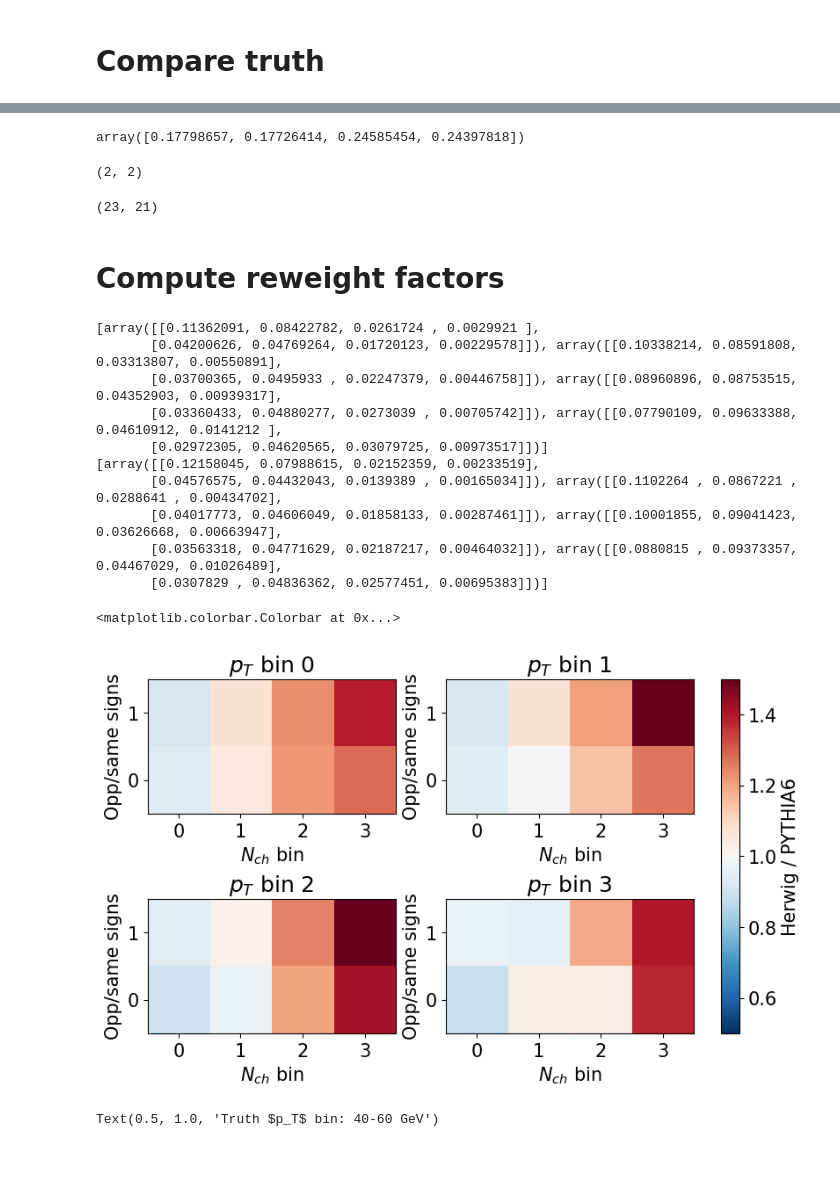
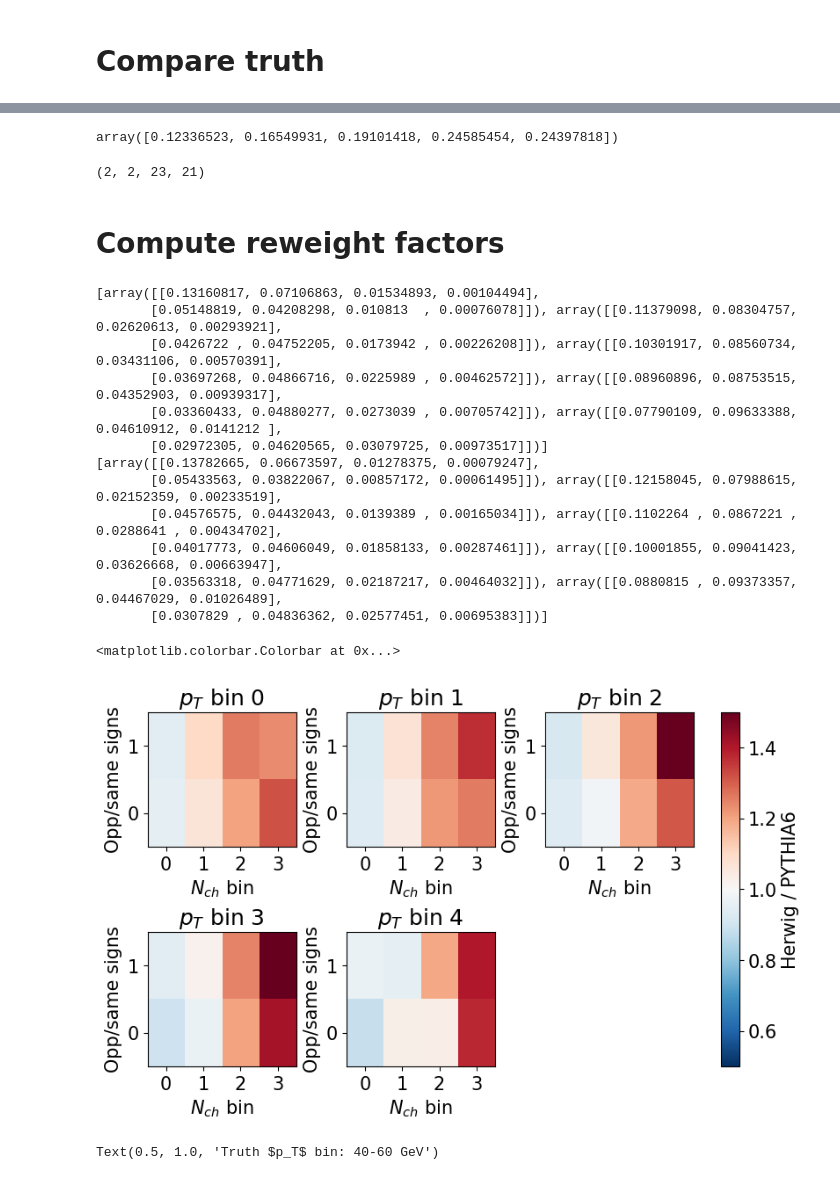
Before and after one commit to y-song/rc, a Jupyter notebook: pp/prior_reweight_2d.ipynb, the cells around one changed output, grey strips where cells are left out. Cells and saved outputs as stored; diff of their text form; code cells hidden in the pictures.

```diff
--- a/pp/prior_reweight_2d.ipynb
+++ b/pp/prior_reweight_2d.ipynb
@@ -18,14 +18,14 @@ EMB_FILE   = '/nfs/roberts/home/ys668/output/run12/all050124_rc_notrueptcons.roo
 COLUMNS   = ['pt', 'nch', 'b', 'w', 'y1', 'y2', 'phi1', 'phi2',
              'pts', 'nchs', 'bs', 'ws', 'y1s', 'y2s', 'phi1s', 'phi2s', 'nefs']
 
-PT_EDGES   = [20, 25, 30, 40, 60]
-PT_CENTERS = [22.5, 27.5, 35, 50]
-PT_XERR    = [2.5, 2.5, 5, 10]
+PT_EDGES   = [15, 20, 25, 30, 40, 60]
+PT_CENTERS = [17.5, 22.5, 27.5, 35, 50]
+PT_XERR    = [2.5, 2.5, 2.5, 5, 10]
 
 plt.rcParams['font.size'] = 15
 # %%
 def bin_df_in_pt(df):
-    return [df[(df.pt > PT_EDGES[i]) & (df.pt < PT_EDGES[i+1])] for i in range(4)]
+    return [df[(df.pt > PT_EDGES[i]) & (df.pt < PT_EDGES[i+1])] for i in range(5)]
 
 def get_rc_and_err_arr(df_arr, ob):
     rc_arr = []
@@ -40,7 +40,10 @@ def get_mc(observables, filename_prefix, pthat_bins):
     dfs = []
     for pthat_bin in pthat_bins:
         df = pd.read_csv(f'{filename_prefix}_{pthat_bin}_rc_truth.txt', names=observables, low_memory=False)
-        df['w'] = float(df.iloc[-1]['xsec']) / 200000
+        if pthat_bin == '11pthat15':
+            df['w'] = float(df.iloc[-1]['xsec']) / 1000000
+        else:
+            df['w'] = float(df.iloc[-1]['xsec']) / 200000
         dfs.append(df)
     return pd.concat(dfs)
 # %%
@@ -55,7 +58,7 @@ def get_nch_arr(df_arr):
 # %%
 # Herwig truth
 df_hw = get_mc(TRUTH_COLS, HERWIG_PREFIX, PTHAT_BINS)
-df_hw = df_hw.query('pt>20 and abs(parent1)>15 and abs(parent2)>15 and abs(pid1)>15 and abs(pid2)>15').copy()
+df_hw = df_hw.query('pt>15 and abs(parent1)>15 and abs(parent2)>15 and abs(pid1)>15 and abs(pid2)>15').copy()
 df_hw.eval('b_ch = q1*q2', inplace=True)
 df_hw_pt = bin_df_in_pt(df_hw)
 
@@ -107,7 +120,7 @@ ax.set_xlabel(r'full jet $p_{\rm{T}}^{\rm{tru}}$ [GeV$/c$]', fontsize=15)
 ax.set_ylabel('$N_{ch}$', fontsize=15)
 ax.set_ylim(0, 6)
 ax.legend(fontsize=12, loc='lower left', frameon=False)
-ax.set_xticks(np.arange(20, 65, 5))
+ax.set_xticks(np.arange(15, 65, 5))
 ax.tick_params(top=True, right=True, bottom=True, left=True, direction='in', which='both')
 plt.show()
 # %% [output]
@@ -115,15 +128,11 @@ plt.show()
 # %%
 np.array(nch_pt_hw) - np.array(nch_pythia6)
 # %% [output]
-array([0.17798657, 0.17726414, 0.24585454, 0.24397818])
+array([0.12336523, 0.16549931, 0.19101418, 0.24585454, 0.24397818])
 # %%
-min(df_hw['nch']), min(df_pythia6['nch'])
+min(df_hw['nch']), min(df_pythia6['nch']), max(df_hw['nch']), max(df_pythia6['nch'])
 # %% [output]
-(2, 2)
+(2, 2, 23, 21)
-# %%
-max(df_hw['nch']), max(df_pythia6['nch'])
-# %% [output]
-(23, 21)
 # %% [markdown]
 # Compute reweight factors
 # %%
@@ -145,40 +154,45 @@ for df in df_pythia6_pt:
 print(b_hw_array)
 print(b_pythia6_array)
 # %% [output]
-[array([[0.11362091, 0.08422782, 0.0261724 , 0.0029921 ],
-       [0.04200626, 0.04769264, 0.01720123, 0.00229578]]), array([[0.10338214, 0.08591808, 0.03313807, 0.00550891],
-       [0.03700365, 0.0495933 , 0.02247379, 0.00446758]]), array([[0.08960896, 0.08753515, 0.04352903, 0.00939317],
+[array([[0.13160817, 0.07106863, 0.01534893, 0.00104494],
+       [0.05148819, 0.04208298, 0.010813  , 0.00076078]]), array([[0.11379098, 0.08304757, 0.02620613, 0.00293921],
+       [0.0426722 , 0.04752205, 0.0173942 , 0.00226208]]), array([[0.10301917, 0.08560734, 0.03431106, 0.00570391],
+       [0.03697268, 0.04866716, 0.0225989 , 0.00462572]]), array([[0.08960896, 0.08753515, 0.04352903, 0.00939317],
        [0.03360433, 0.04880277, 0.0273039 , 0.00705742]]), array([[0.07790109, 0.09633388, 0.04610912, 0.0141212 ],
        [0.02972305, 0.04620565, 0.03079725, 0.00973517]])]
-[array([[0.12158045, 0.07988615, 0.02152359, 0.00233519],
+[array([[0.13782665, 0.06673597, 0.01278375, 0.00079247],
+       [0.05433563, 0.03822067, 0.00857172, 0.00061495]]), array([[0.12158045, 0.07988615, 0.02152359, 0.00233519],
        [0.04576575, 0.04432043, 0.0139389 , 0.00165034]]), array([[0.1102264 , 0.0867221 , 0.0288641 , 0.00434702],
        [0.04017773, 0.04606049, 0.01858133, 0.00287461]]), array([[0.10001855, 0.09041423, 0.03626668, 0.00663947],
        [0.03563318, 0.04771629, 0.02187217, 0.00464032]]), array([[0.0880815 , 0.09373357, 0.04467029, 0.01026489],
        [0.0307829 , 0.04836362, 0.02577451, 0.00695383]])]
 # %%
-ratio = np.stack(b_hw_array) / np.stack(b_pythia6_array)  # (4, 2, 4)
+ratio = np.stack(b_hw_array) / np.stack(b_pythia6_array)  # (5, 2, 4)
 
 # Use a shared color scale centered at 1 (equal fractions).
 delta = np.max(np.abs(ratio - 1))
 
-fig, axes = plt.subplots(2, 2, figsize=(8, 5), layout="constrained")
-for i, ax in enumerate(axes.flat):
+fig, axes = plt.subplots(2,3, figsize=(8, 5), layout="constrained")
+for i, ax in enumerate(axes.flat[:-1]):
     im = ax.imshow(
         ratio[i],
         origin="lower",
         aspect="auto",
         cmap="RdBu_r",
         vmin=0.5, #1 - delta,
         vmax=1.5 #1 + delta,
     )
     ax.set(title=f"$p_T$ bin {i}", xlabel="$N_{ch}$ bin", ylabel="Opp/same signs")
     ax.set_xticks(range(ratio.shape[2]))
     ax.set_yticks(range(ratio.shape[1]))
 
+for ax in [axes.flat[-1]]:
+    ax.set_visible(False)
+
 fig.colorbar(im, ax=axes.ravel(), label="Herwig / PYTHIA6")
 # %% [output]
 <matplotlib.colorbar.Colorbar at 0x...>
-[figure, old version]
+[figure, new version]
 # %%
 plt.hist(df_hw[(df_hw.pt>40) & (df_hw.pt<60)]['nch'], weights=df_hw[(df_hw.pt>40) & (df_hw.pt<60)]['w'], bins=np.arange(2, 22, 2), density=True, histtype='step', label='HERWIG')
 plt.hist(df_pythia6[(df_pythia6.pt>40) & (df_pythia6.pt<60)]['nch'], weights=df_pythia6[(df_pythia6.pt>40) & (df_pythia6.pt<60)]['w'], bins=np.arange(2, 22, 2), density=True, histtype='step', label='PYTHIA6')
```
Also changed, not shown: parts of 13 cells of this notebook.
